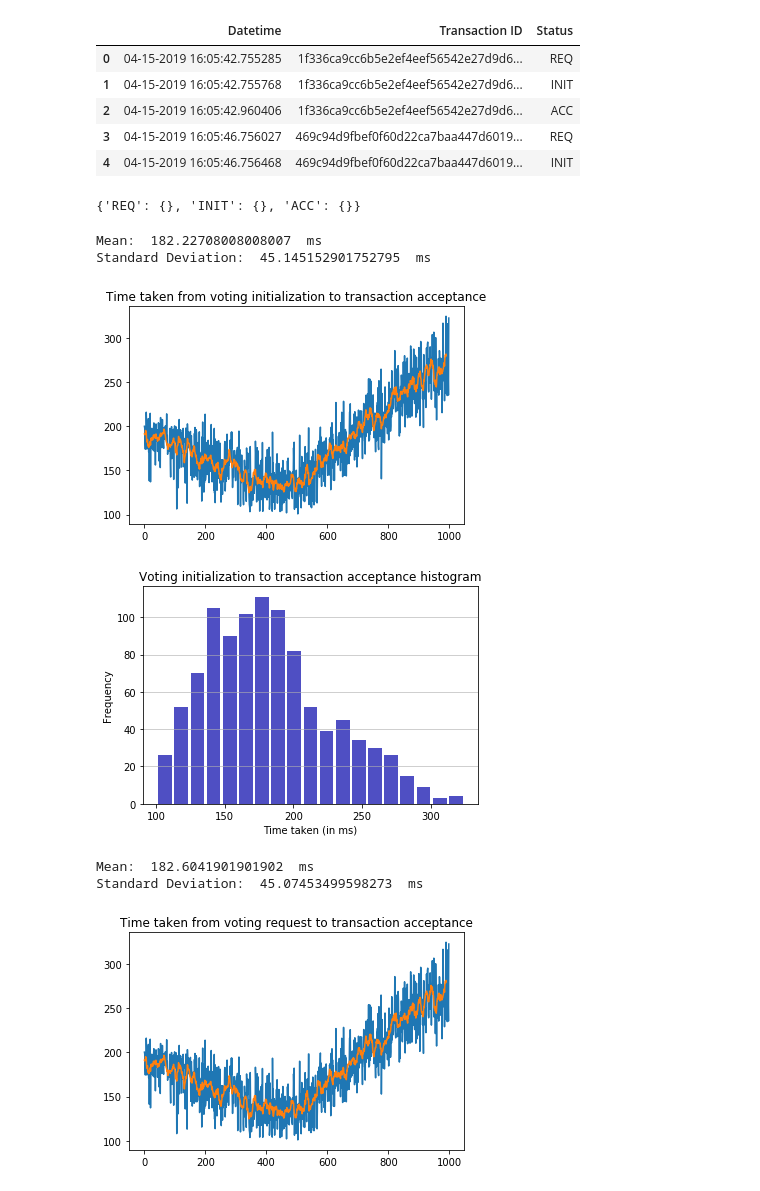
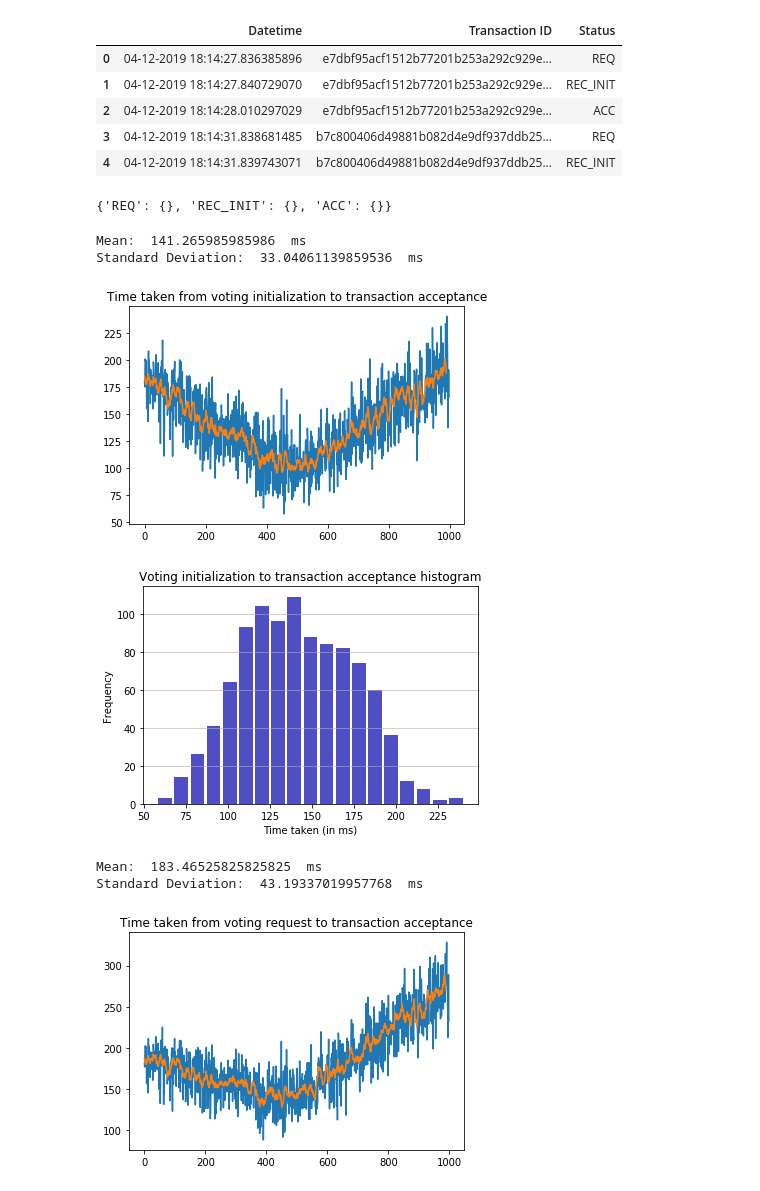
Before and after one commit to hanstananda/blockchain_ureca, a Jupyter notebook: plotter.ipynb, the cells around one changed output. Cells and saved outputs as stored; diff of their text form; code cells hidden in the pictures.

Commit message:
added images for plot result, update plotter

```diff
--- a/plotter.ipynb
+++ b/plotter.ipynb
@@ -6,16 +7,18 @@ import statistics
 import numpy as np
 # %%
-data = pd.read_csv("./test results/test_2_1/3000.csv", converters={'Datetime': str.strip, 'Transaction ID': str.strip, 'Status': str.strip})
+file_location = "./test results/test_2/"
+filename = "3002.csv"
+data = pd.read_csv(os.path.join(file_location,filename), converters={'Datetime': str.strip, 'Transaction ID': str.strip, 'Status': str.strip})
 # %%
 # Preview data
 data.head()
 # %% [output]
 |  | Datetime | Transaction ID | Status |
-| 0 | 04-15-2019 16:05:42.755285 | 1f336ca9cc6b5e2ef4eef56542e27d9d6... | REQ |
-| 1 | 04-15-2019 16:05:42.755768 | 1f336ca9cc6b5e2ef4eef56542e27d9d6... | INIT |
-| 2 | 04-15-2019 16:05:42.960406 | 1f336ca9cc6b5e2ef4eef56542e27d9d6... | ACC |
-| 3 | 04-15-2019 16:05:46.756027 | 469c94d9fbef0f60d22ca7baa447d6019... | REQ |
-| 4 | 04-15-2019 16:05:46.756468 | 469c94d9fbef0f60d22ca7baa447d6019... | INIT |
+| 0 | 04-12-2019 18:14:27.836385896 | e7dbf95acf1512b77201b253a292c929e... | REQ |
+| 1 | 04-12-2019 18:14:27.840729070 | e7dbf95acf1512b77201b253a292c929e... | REC_INIT |
+| 2 | 04-12-2019 18:14:28.010297029 | e7dbf95acf1512b77201b253a292c929e... | ACC |
+| 3 | 04-12-2019 18:14:31.838681485 | b7c800406d49881b082d4e9df937ddb25... | REQ |
+| 4 | 04-12-2019 18:14:31.839743071 | b7c800406d49881b082d4e9df937ddb25... | REC_INIT |
 # %%
 status = data["Status"].unique()
 history = {}
@@ -23,7 +26,7 @@ for i in status:
     history[i] = {}
 print(history)
 # %% [output]
-{'REQ': {}, 'INIT': {}, 'ACC': {}}
+{'REQ': {}, 'REC_INIT': {}, 'ACC': {}}
 # %%
 for key,rows in data.iterrows():
     history[rows["Status"]][rows["Transaction ID"]] = rows["Datetime"]
@@ -44,7 +47,10 @@ time_from_req_to_init = {}
 for transactionID, time in history['ACC'].items():
     #print(transactionID)
     req_time = history['REQ'][transactionID]
-    init_time = history['INIT'][transactionID]
+    try:
+        init_time = history['INIT'][transactionID]
+    except KeyError:
+        init_time = history['REC_INIT'][transactionID]
     time_from_init[transactionID] = (time-init_time).total_seconds()*1000
     time_from_req[transactionID] = (time-req_time).total_seconds()*1000
     time_from_req_to_init[transactionID] = (init_time-req_time).total_seconds()*1000
@@ -63,10 +69,11 @@ x_av = movingaverage(list_time_from_init, 10)
 plt.plot(x_av)
 print("Mean: ",statistics.mean(list_time_from_init)," ms")
 print("Standard Deviation: ",statistics.stdev(list_time_from_init)," ms")
+plt.savefig(os.path.join(file_location,"res.png"))
 # %% [output]
-Mean:  182.22708008008007  ms
-Standard Deviation:  45.145152901752795  ms
+Mean:  141.265985985986  ms
+Standard Deviation:  33.04061139859536  ms
-[figure, old version]
+[figure, new version]
 # %%
 hist, bin_edges = np.histogram(list_time_from_init)
 n, bins, patches = plt.hist(x=list_time_from_init, bins='auto',
@@ -79,18 +86,18 @@ maxfreq = n.max()
 # Set a clean upper y-axis limit.
 #plt.ylim(ymax=np.ceil(maxfreq / 10) * 10 if maxfreq % 10 else maxfreq + 10)
 # %% [output]
-[figure, old version]
+[figure, new version]
 # %%
 plt.title('Time taken from voting request to transaction acceptance')
 plt.plot(list_time_from_req)
-x_av = movingaverage(list_time_from_init, 10)
+x_av = movingaverage(list_time_from_req, 10)
 plt.plot(x_av)
 print("Mean: ",statistics.mean(list_time_from_req)," ms")
 print("Standard Deviation: ",statistics.stdev(list_time_from_req)," ms")
 # %% [output]
-Mean:  182.6041901901902  ms
-Standard Deviation:  45.07453499598273  ms
+Mean:  183.46525825825825  ms
+Standard Deviation:  43.19337019957768  ms
-[figure, old version]
+[figure, new version]
 # %%
 hist, bin_edges = np.histogram(list_time_from_req)
 n, bins, patches = plt.hist(x=list_time_from_req, bins='auto',
```
Also changed, not shown: parts of 2 cells of this notebook, 5 other files.
